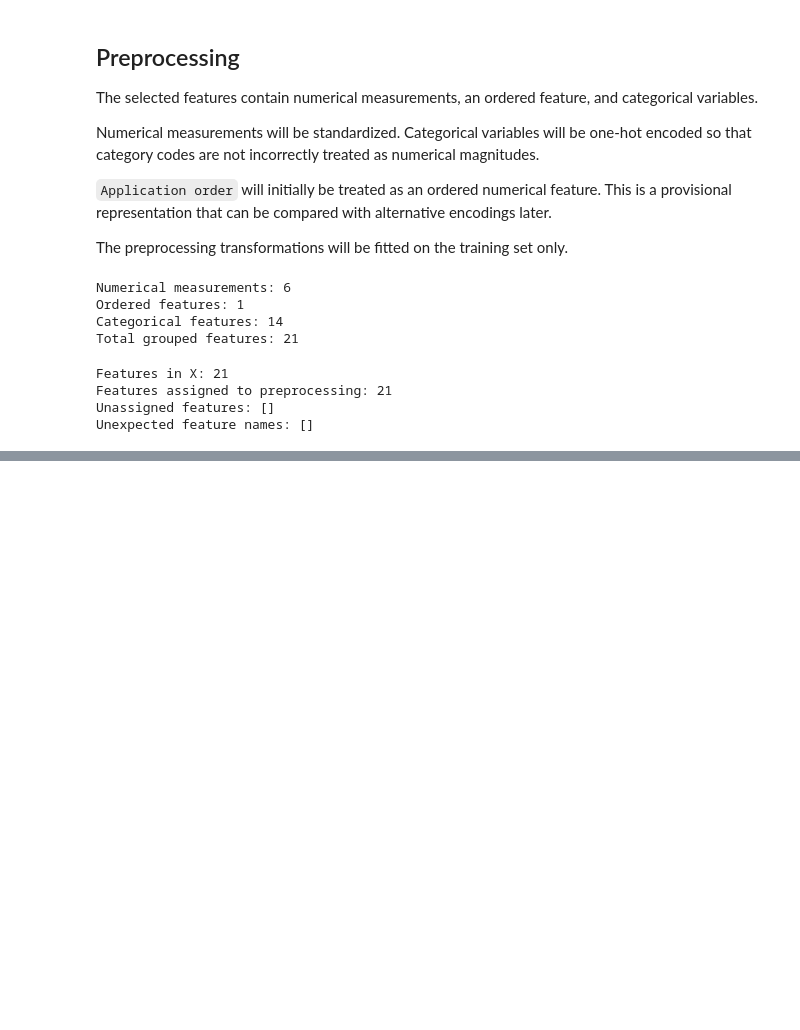
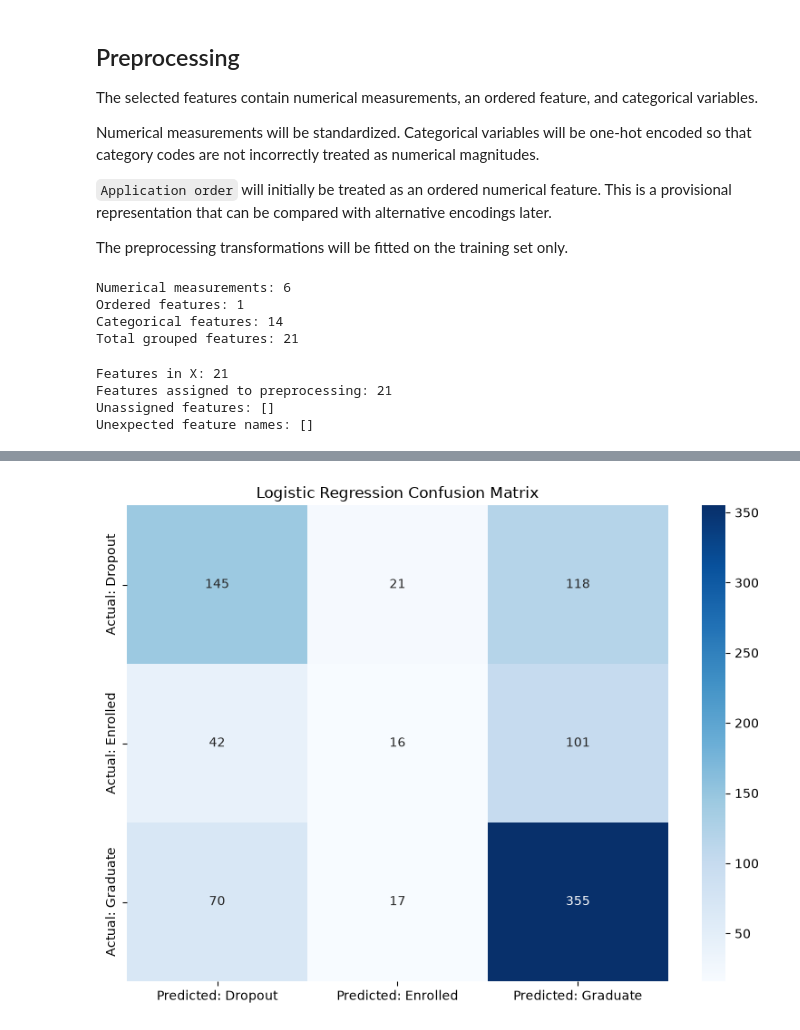
Before and after one commit to mrymsarabi/student-dropout-prediction, a Jupyter notebook: notebooks/04_modeling.ipynb, the cells around one changed output, grey strips where cells are left out. Drawn from its saved outputs; the diff is of its cells as text; code cells hidden in the pictures; blank space fills up the shorter version.

Commit message:
Train and evaluate logistic regression model

```diff
--- a/notebooks/04_modeling.ipynb
+++ b/notebooks/04_modeling.ipynb
@@ -228,0 +235,11 @@ Unexpected feature names: []
+# %%
+logistic_model = Pipeline(
+    steps=[
+        ("preprocessor", preprocessor),
+        ("classifier", LogisticRegression(max_iter=2000)),
+    ]
+)
+# %%
+logistic_model.fit(X_train, y_train)
+
+print("Logistic regression pipeline fitted successfully.")
@@ -228,0 +248,5 @@ Unexpected feature names: []
+# %%
+y_pred_logistic = logistic_model.predict(X_test)
+
+print("Number of predictions:", len(y_pred_logistic))
+print("First 10 predictions:", y_pred_logistic[:10])
@@ -228,0 +298,29 @@ Unexpected feature names: []
+# %%
+class_labels = ["Dropout", "Enrolled", "Graduate"]
+
+cm_logistic = confusion_matrix(
+    y_test,
+    y_pred_logistic,
+    labels=class_labels,
+)
+
+cm_logistic_df = pd.DataFrame(
+    cm_logistic,
+    index=[f"Actual: {label}" for label in class_labels],
+    columns=[f"Predicted: {label}" for label in class_labels],
+)
+
+plt.figure(figsize=(8, 6))
+
+sns.heatmap(
+    cm_logistic_df,
+    annot=True,
+    fmt="d",
+    cmap="Blues",
+)
+
+plt.title("Logistic Regression Confusion Matrix")
+plt.tight_layout()
+plt.show()
+# %% [output]
+[figure, added]
```
Also changed, not shown: parts of 9 cells of this notebook.
